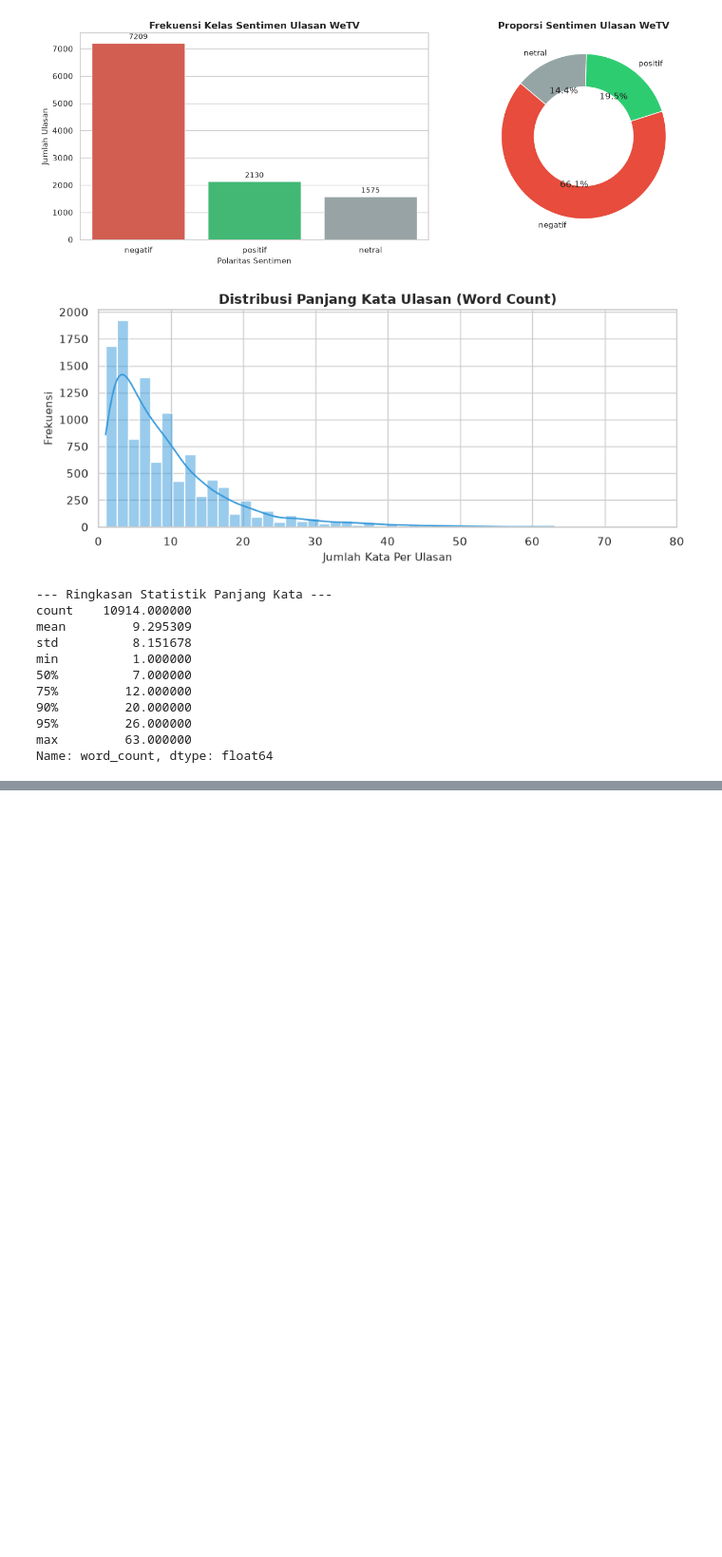
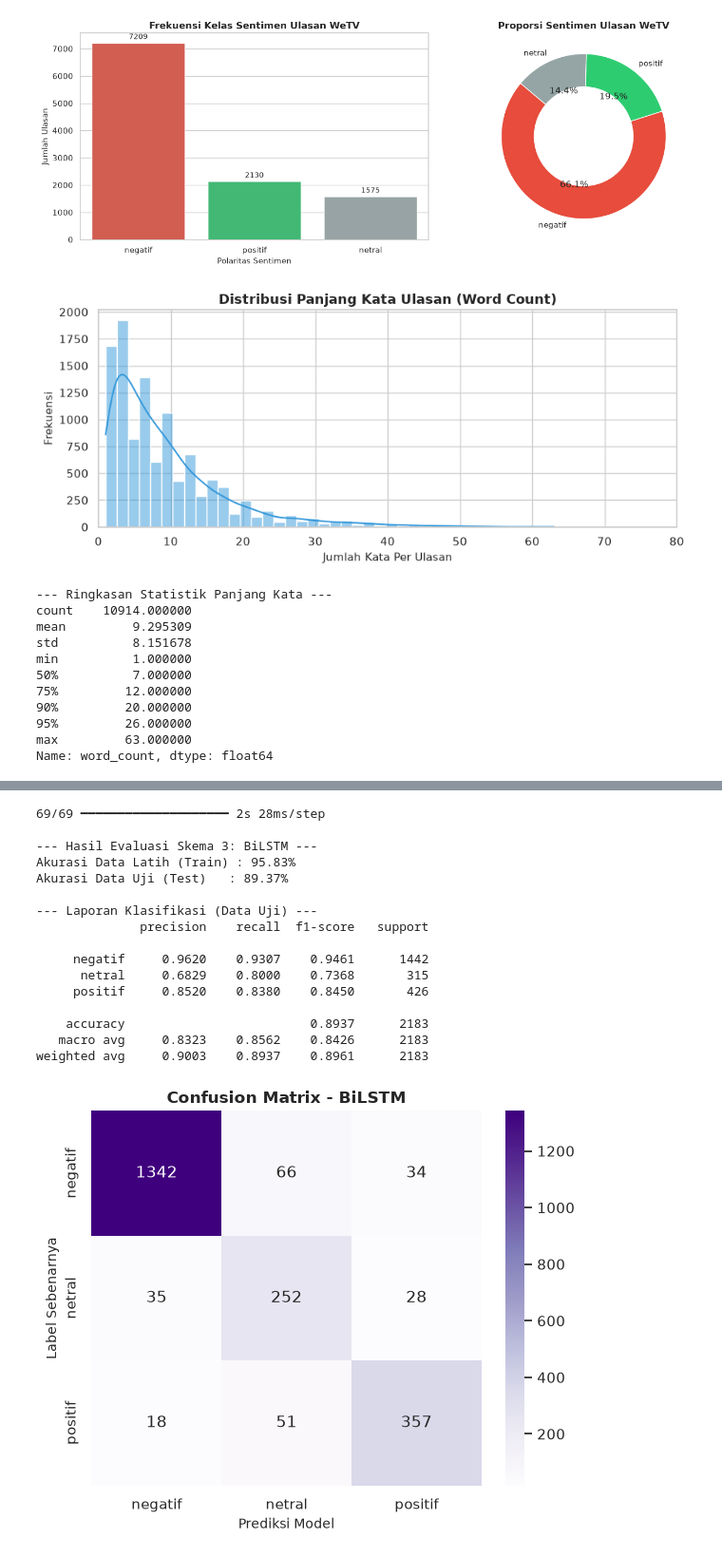
Before and after one commit to mamyadi/wetv-sentiment-analysis, a Jupyter notebook: wetv-sentiment-analysis.ipynb, the cells around one changed output, grey strips where cells are left out. Shown at 95% size. Cells and saved outputs as stored; diff of their text form; code cells hidden in the pictures; blank space fills up the shorter version.

```diff
--- a/wetv-sentiment-analysis.ipynb
+++ b/wetv-sentiment-analysis.ipynb
@@ -472,0 +804,20 @@ plt.show()
+# %%
+# Callback untuk menghindari overfitting
+early_stop = EarlyStopping(
+    monitor='val_loss',
+    patience=3,
+    restore_best_weights=True,
+    verbose=1
+)
+
+print("Memulai pelatihan model BiLSTM...")
+history = model_bilstm.fit(
+    X_train_pad,
+    y_train_cat,
+    validation_data=(X_test_pad, y_test_cat),
+    epochs=15,
+    batch_size=64,
+    class_weight=class_weights_dict,
+    callbacks=[early_stop],
+    verbose=1
+)
@@ -472,0 +844,53 @@ plt.show()
+# %%
+# Prediksi pada data uji
+y_pred_probs = model_bilstm.predict(X_test_pad)
+y_pred_classes = np.argmax(y_pred_probs, axis=1)
+
+# Evaluasi akurasi
+loss_test, acc_test_bilstm = model_bilstm.evaluate(X_test_pad, y_test_cat, verbose=0)
+loss_train, acc_train_bilstm = model_bilstm.evaluate(X_train_pad, y_train_cat, verbose=0)
+
+print("\n--- Hasil Evaluasi Skema 3: BiLSTM ---")
+print(f"Akurasi Data Latih (Train) : {acc_train_bilstm * 100:.2f}%")
+print(f"Akurasi Data Uji (Test)   : {acc_test_bilstm * 100:.2f}%")
+
+# Laporan klasifikasi
+target_names = ['negatif', 'netral', 'positif']
+print("\n--- Laporan Klasifikasi (Data Uji) ---")
+print(classification_report(y_test_num, y_pred_classes, target_names=target_names, digits=4))
+
+# Visualisasi Confusion Matrix
+cm_bilstm = confusion_matrix(y_test_num, y_pred_classes)
+
+plt.figure(figsize=(6, 5))
+sns.heatmap(
+    cm_bilstm,
+    annot=True,
+    fmt='d',
+    cmap='Purples',
+    xticklabels=target_names,
+    yticklabels=target_names
+)
+plt.title('Confusion Matrix - BiLSTM', fontsize=12, fontweight='bold')
+plt.xlabel('Prediksi Model', fontsize=10)
+plt.ylabel('Label Sebenarnya', fontsize=10)
+plt.tight_layout()
+plt.show()
+# %% [output]
+69/69 ━━━━━━━━━━━━━━━━━━━━ 2s 28ms/step
+
+--- Hasil Evaluasi Skema 3: BiLSTM ---
+Akurasi Data Latih (Train) : 95.83%
+Akurasi Data Uji (Test)   : 89.37%
+
+--- Laporan Klasifikasi (Data Uji) ---
+              precision    recall  f1-score   support
+
+     negatif     0.9620    0.9307    0.9461      1442
+      netral     0.6829    0.8000    0.7368       315
+     positif     0.8520    0.8380    0.8450       426
+
+    accuracy                         0.8937      2183
+   macro avg     0.8323    0.8562    0.8426      2183
+weighted avg     0.9003    0.8937    0.8961      2183
+[figure, added]
```
Also changed, not shown: parts of 28 cells of this notebook, 2 other files.
